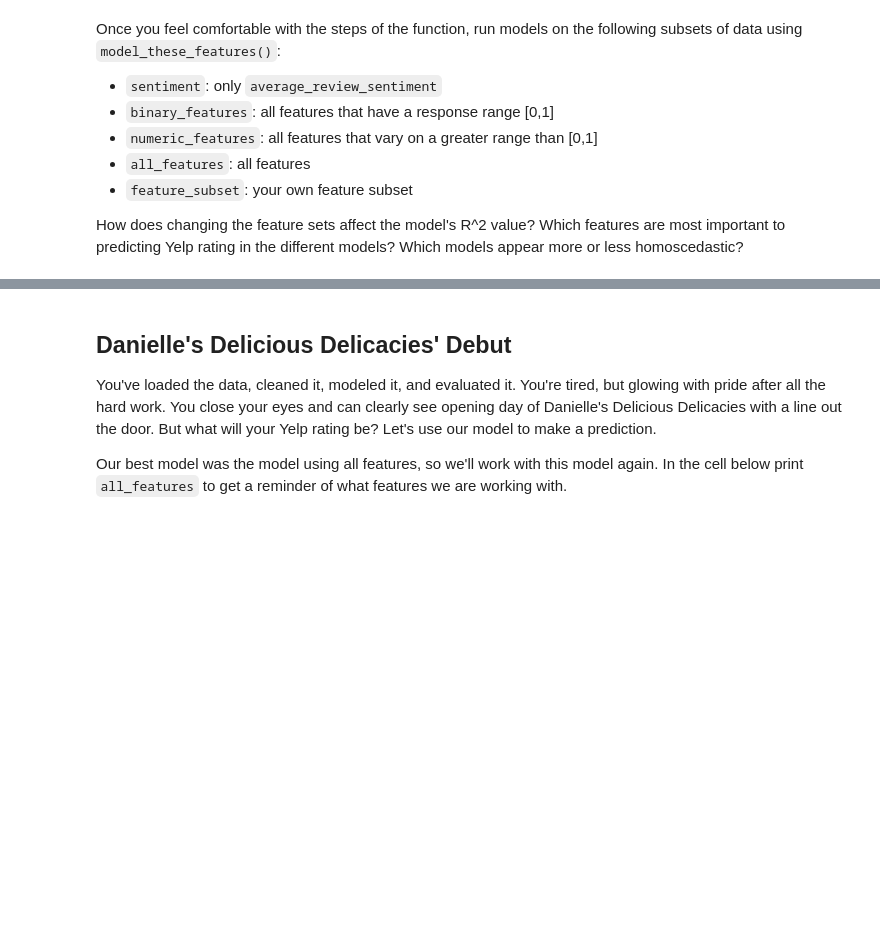
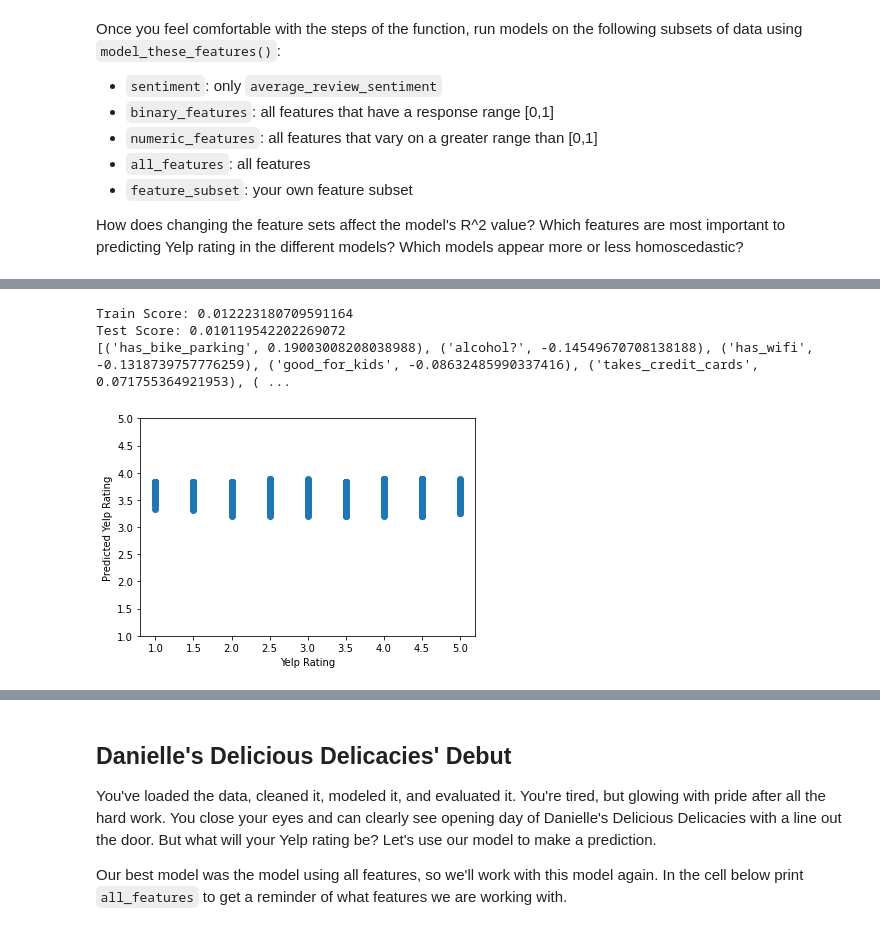
Before and after one commit to LenSin3/yelp_regression_project, a Jupyter notebook: yelp_regression.ipynb, the cells around one changed output, grey strips where cells are left out. Cells and saved outputs as stored; diff of their text form; code cells hidden in the pictures; blank space fills up the shorter version.

```diff
--- a/yelp_regression.ipynb
+++ b/yelp_regression.ipynb
@@ -474,4 +480,10 @@ How does changing the feature sets affect the model's R^2 value? Which features
 # %%
 # create a model on all binary features here
+model_these_features(binary_features)
+# %% [output]
+Train Score: 0.012223180709591164
+Test Score: 0.010119542202269072
+[('has_bike_parking', 0.19003008208038988), ('alcohol?', -0.14549670708138188), ('has_wifi', -0.1318739757776259), ('good_for_kids', -0.08632485990337416), ('takes_credit_cards', 0.071755364921953), ( ...
+[figure, added]
 # %%
 # create a model on all numeric features here
```
Also changed, not shown: parts of 12 cells of this notebook.
